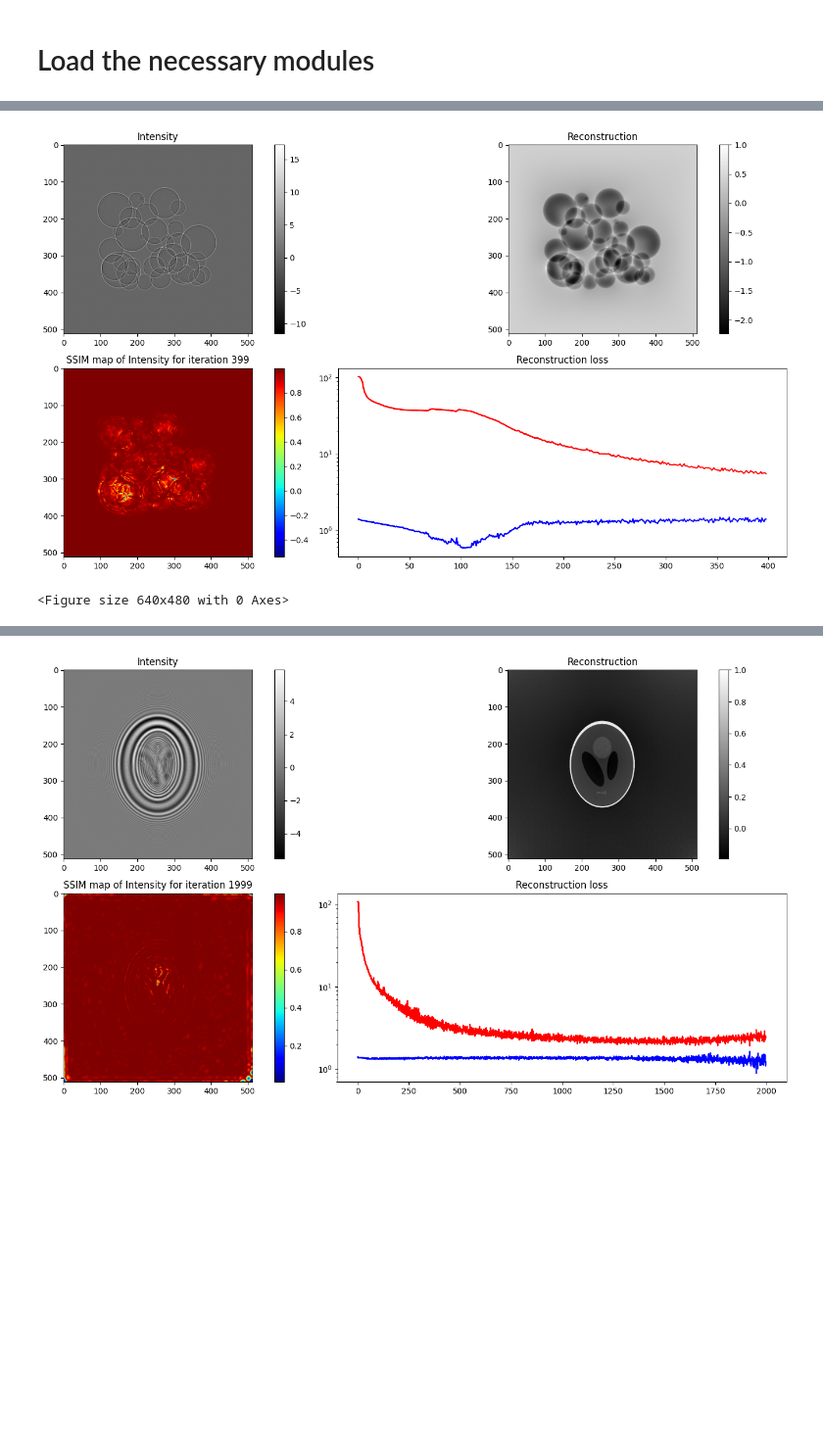
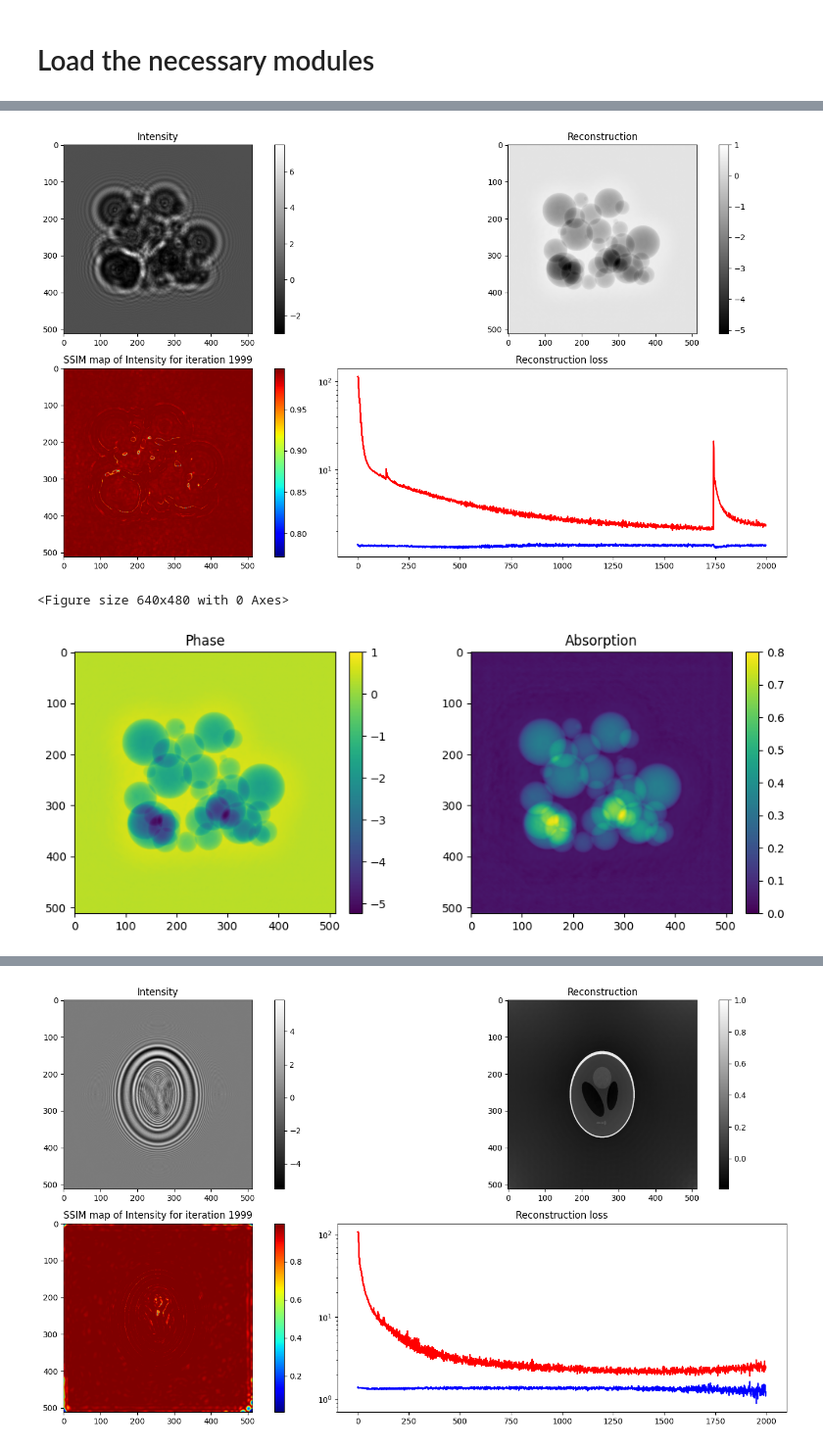
Before and after one commit to XYangXRay/selfphish, a Jupyter notebook: examples/holography_tf.ipynb, the cells around one changed output, grey strips where cells are left out. Shown at 98% size. Cells and saved outputs as stored; diff of their text form; code cells hidden in the pictures; blank space fills up the shorter version.

Commit message:
update the simulation data to examples/test_data

```diff
--- a/examples/holography_tf.ipynb
+++ b/examples/holography_tf.ipynb
@@ -18,28 +18,28 @@ W0000 00:00:1752859857.080948 4082326 computation_placer.cc:177] computation pla
 To enable the following instructions: AVX2 FMA, in other operations, rebuild TensorFlow with the appropriate compiler flags.
 # %%
 energy = 15 # in keV
-z = 0.001 # in m
+z = 0.05 # in m
 pv = 1e-7 # in m
+abs_ratio = 0.1 # ratio of absorption to phase
 iter_num = 2000
-fname_data = '/nsls2/data/staff/xyang4/data/phase_sim/original_data/2d_360_z001-50.tif'
-tifffile.imwrite('./test_data/sphere_hologram_e15_z001_p1e-7.tiff', tifffile.imread(fname_data)[0])
-data = tifffile.imread(fname_data)[0]
+data = tifffile.imread('./test_data/ifp_sphere_e15k_z05m_p01u_abs.tiff')
 data = nor_phase(data)
-abs, phase = GANphase(data, energy, z, pv, abs_ratio=0.5, iter_num=iter_num).recon
+abs, phase = GANphase(data, energy, z, pv, abs_ratio=abs_ratio, iter_num=iter_num).recon
 
 # Subplot both phase and abs
 fig, axs = plt.subplots(1, 2, figsize=(10, 4))
 im0 = axs[0].imshow(phase)
 axs[0].set_title('Phase')
 fig.colorbar(im0, ax=axs[0], fraction=0.046, pad=0.04)
 im1 = axs[1].imshow(abs)
 axs[1].set_title('Absorption')
 fig.colorbar(im1, ax=axs[1], fraction=0.046, pad=0.04)
 plt.tight_layout()
 plt.show()
 
-tifffile.imwrite('./test_results/sphere_phase_e15_z001_p1e-7.tiff', phase)
-tifffile.imwrite('./test_results/sphere_abs_e15_z001_p1e-7.tiff', abs)
+tifffile.imwrite('./test_results/sphere_phase_e15_z05_p1e-7.tiff', phase)
+tifffile.imwrite('./test_results/sphere_abs_e15_z05_p1e-7.tiff', abs)
 # %% [output]
-[figure, old version]
+[figure, new version]
 <Figure size 640x480 with 0 Axes>
+[figure, added]
```
Also changed, not shown: parts of 3 cells of this notebook, 10 other files.
